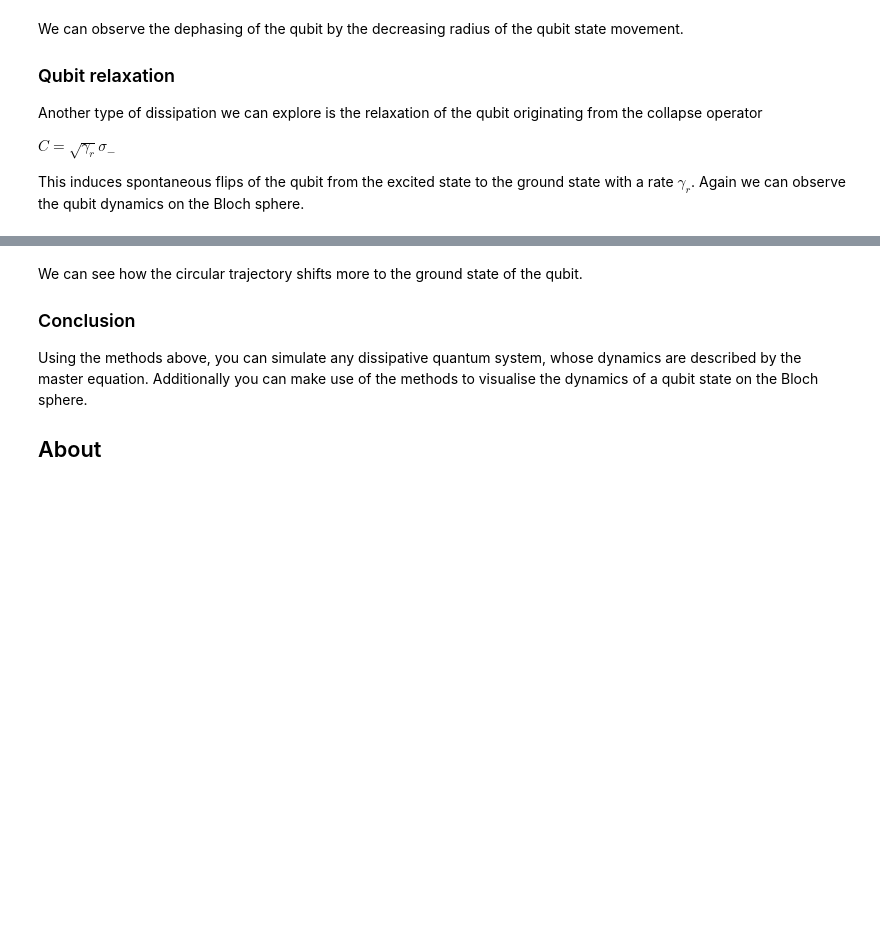
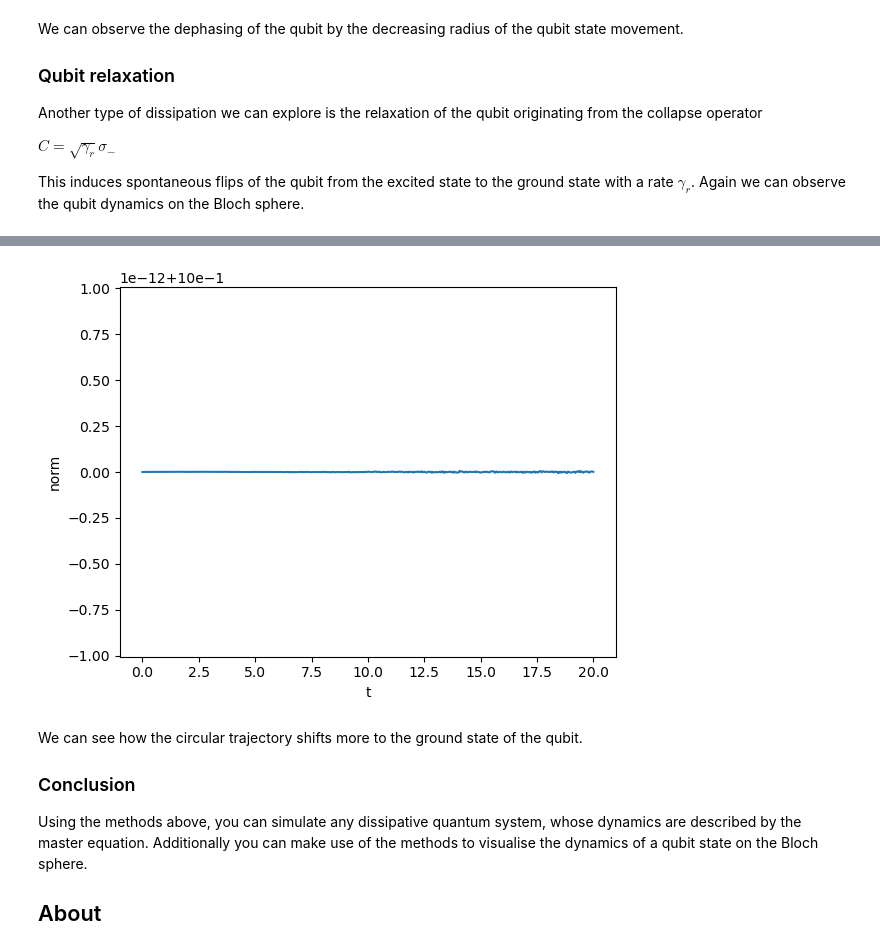
Before and after one commit to NeoFantom/Neo-qutip-tutorials-v5, a Jupyter notebook: time-evolution/003_qubit-dynamics.ipynb, the cells around one changed output, grey strips where cells are left out. Saved outputs shown, nothing was run; the diff lists cells and outputs as text; code cells hidden in the pictures; blank space fills up the shorter version.

Commit message:
bloch3d in 003

```diff
--- a/time-evolution/003_qubit-dynamics.ipynb
+++ b/time-evolution/003_qubit-dynamics.ipynb
@@ -213,0 +236,51 @@ sphere.show()
+# %%
+def _(self, states, kind='point'):
+    """
+    Add a curve representing the evolution of a state.
+    Evolution: green → yellow.
+    """
+    import matplotlib
+    length = len(states)
+    nrm = matplotlib.colors.Normalize(0,length)
+    colors = matplotlib.cm.summer(nrm(range(length))) # options: cool, summer, winter, autumn etc.
+
+    # Customize sphere properties
+    # self.point_color = list(colors) # options: 'r', 'g', 'b' etc.
+    # self.point_marker = ['o']
+    # self.point_size = [30]
+
+    if kind == 'point':
+        # Use the line below to add states as points
+        self.add_states(states, kind='point')
+    elif kind == 'arc':
+        # Use the line below to add states as arcs
+        for i in range(len(states) - 1):
+            self.add_arc(states[i], states[i+1], color=colors[i], fmt='')
+    elif kind == 'line':
+        for i in range(len(states) - 1):
+            self.add_line(states[i], states[i+1], color=colors[i], fmt='')
+    else:
+        raise Exception('Wrong kind. Allowed: point, arc, line.')
+
+    # self.vector_color = [colors[0], colors[-1]]
+    self.add_states(states[0])
+    self.add_states(states[-1])
+    return
+
+gamma_relax = 0.5
+c_ops = [np.sqrt(gamma_relax) * sigmam()]
+
+tlist = np.linspace(0, 20, 500)
+
+# solve dynamics
+result = mesolve(H, psi0, tlist, c_ops) #, [sigmax(), sigmay(), sigmaz()])
+
+plot_norm(tlist, result.states)
+
+# Create Bloch sphere plot
+sphere = Bloch3d()
+Bloch3d.add_evolving_states = _
+sphere.add_evolving_states(result.states, kind='point')
+sphere.show()
+# %% [output]
+[figure, added]
```
Also changed, not shown: parts of 12 cells of this notebook, 1 other file.
